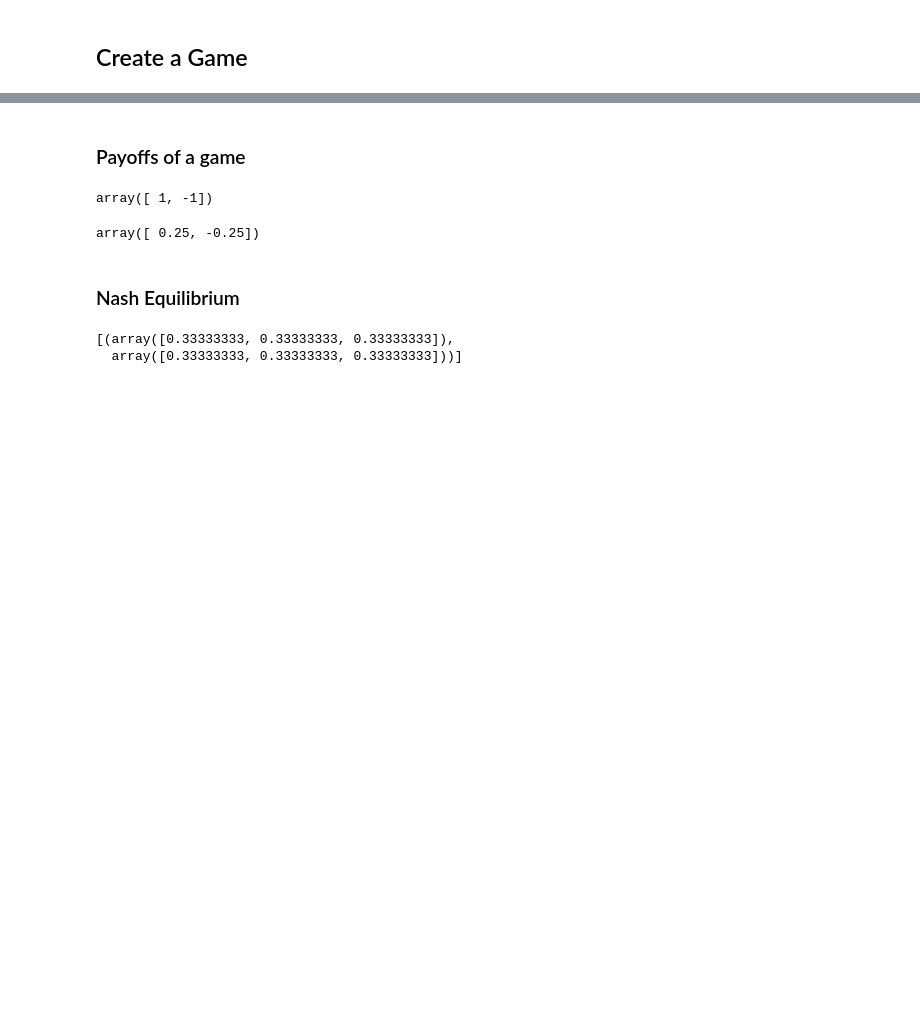
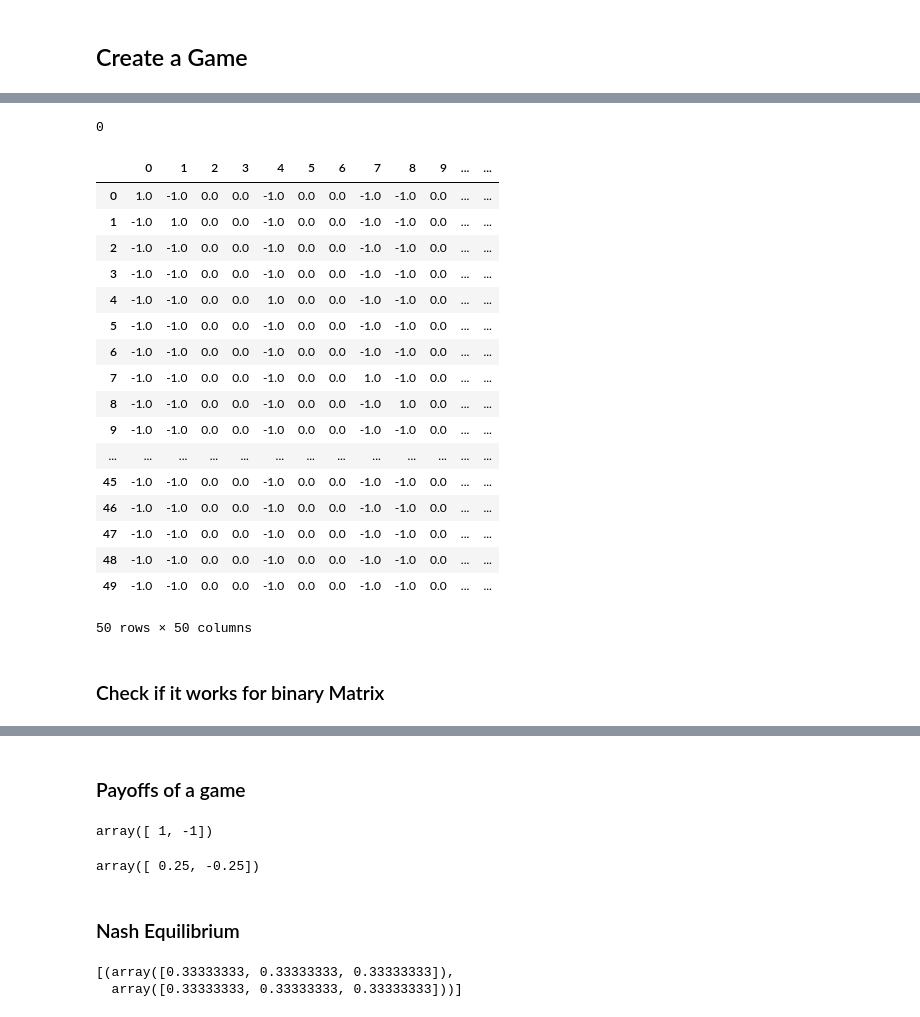
Before and after one commit to mtran75/thesis, a Jupyter notebook: Game.ipynb, the cells around one changed output, grey strips where cells are left out. Drawn from its saved outputs; the diff is of its cells as text; code cells hidden in the pictures; blank space fills up the shorter version.

```diff
--- a/Game.ipynb
+++ b/Game.ipynb
@@ -7,0 +11,8 @@ import numpy as np
+# %%
+rng = np.random.default_rng(121263137472525314065)
+n_rows = 50
+n_cols = 50
+n_ones = 25
+
+randommatrix = rng.multivariate_hypergeometric([1]*n_cols, n_ones, size=n_rows)
+randommatrix
@@ -7,0 +27,36 @@ import numpy as np
+# %%
+nredges = len(randommatrix)
+gamematrix = pd.DataFrame(np.zeros([nredges, nredges])*np.nan)
+# %%
+randommatrix[1,49]
+# %% [output]
+0
+# %%
+#make a matrix with all the roads
+for i in range(0, len(randommatrix)):
+    criticalityval = randommatrix[1,i]
+    gamematrix.iloc[:,i] = - criticalityval
+    gamematrix.iloc[i,i] = criticalityval
+# %%
+gamematrix
+# %% [output]
+|  | 0 | 1 | 2 | 3 | 4 | 5 | 6 | 7 | 8 | 9 | ... | ... |
+| 0 | 1.0 | -1.0 | 0.0 | 0.0 | -1.0 | 0.0 | 0.0 | -1.0 | -1.0 | 0.0 | ... | ... |
+| 1 | -1.0 | 1.0 | 0.0 | 0.0 | -1.0 | 0.0 | 0.0 | -1.0 | -1.0 | 0.0 | ... | ... |
+| 2 | -1.0 | -1.0 | 0.0 | 0.0 | -1.0 | 0.0 | 0.0 | -1.0 | -1.0 | 0.0 | ... | ... |
+| 3 | -1.0 | -1.0 | 0.0 | 0.0 | -1.0 | 0.0 | 0.0 | -1.0 | -1.0 | 0.0 | ... | ... |
+| 4 | -1.0 | -1.0 | 0.0 | 0.0 | 1.0 | 0.0 | 0.0 | -1.0 | -1.0 | 0.0 | ... | ... |
+| 5 | -1.0 | -1.0 | 0.0 | 0.0 | -1.0 | 0.0 | 0.0 | -1.0 | -1.0 | 0.0 | ... | ... |
+| 6 | -1.0 | -1.0 | 0.0 | 0.0 | -1.0 | 0.0 | 0.0 | -1.0 | -1.0 | 0.0 | ... | ... |
+| 7 | -1.0 | -1.0 | 0.0 | 0.0 | -1.0 | 0.0 | 0.0 | 1.0 | -1.0 | 0.0 | ... | ... |
+| 8 | -1.0 | -1.0 | 0.0 | 0.0 | -1.0 | 0.0 | 0.0 | -1.0 | 1.0 | 0.0 | ... | ... |
+| 9 | -1.0 | -1.0 | 0.0 | 0.0 | -1.0 | 0.0 | 0.0 | -1.0 | -1.0 | 0.0 | ... | ... |
+| ... | ... | ... | ... | ... | ... | ... | ... | ... | ... | ... | ... | ... |
+| 45 | -1.0 | -1.0 | 0.0 | 0.0 | -1.0 | 0.0 | 0.0 | -1.0 | -1.0 | 0.0 | ... | ... |
+| 46 | -1.0 | -1.0 | 0.0 | 0.0 | -1.0 | 0.0 | 0.0 | -1.0 | -1.0 | 0.0 | ... | ... |
+| 47 | -1.0 | -1.0 | 0.0 | 0.0 | -1.0 | 0.0 | 0.0 | -1.0 | -1.0 | 0.0 | ... | ... |
+| 48 | -1.0 | -1.0 | 0.0 | 0.0 | -1.0 | 0.0 | 0.0 | -1.0 | -1.0 | 0.0 | ... | ... |
+| 49 | -1.0 | -1.0 | 0.0 | 0.0 | -1.0 | 0.0 | 0.0 | -1.0 | -1.0 | 0.0 | ... | ... |
+50 rows × 50 columns
+# %% [markdown]
+### Check if it works for binary Matrix
```
Also changed, not shown: parts of 15 cells of this notebook, 5 other files.
